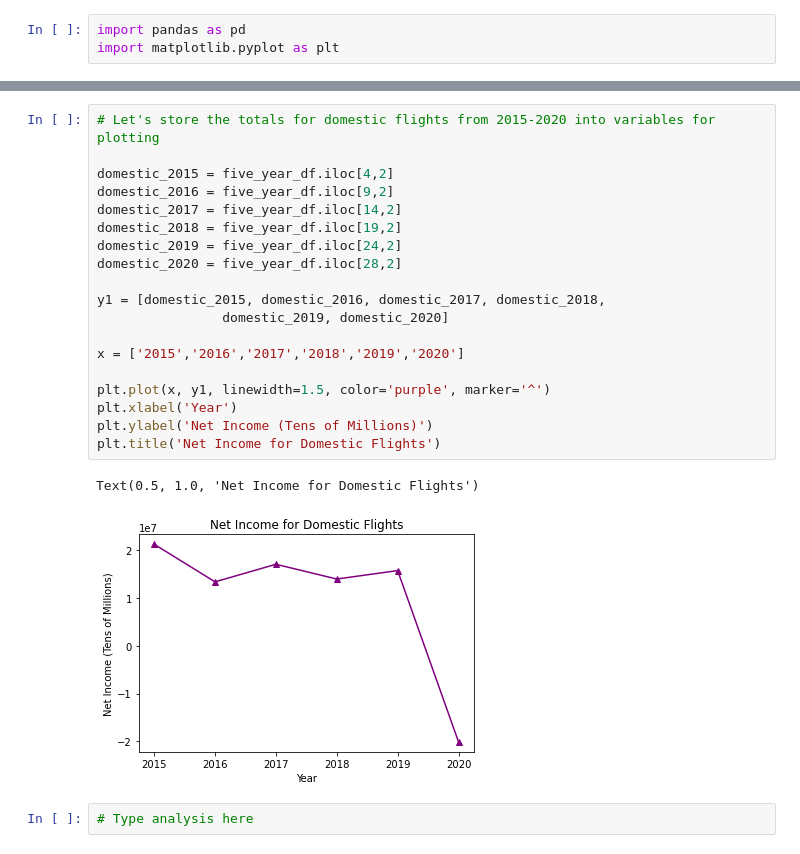
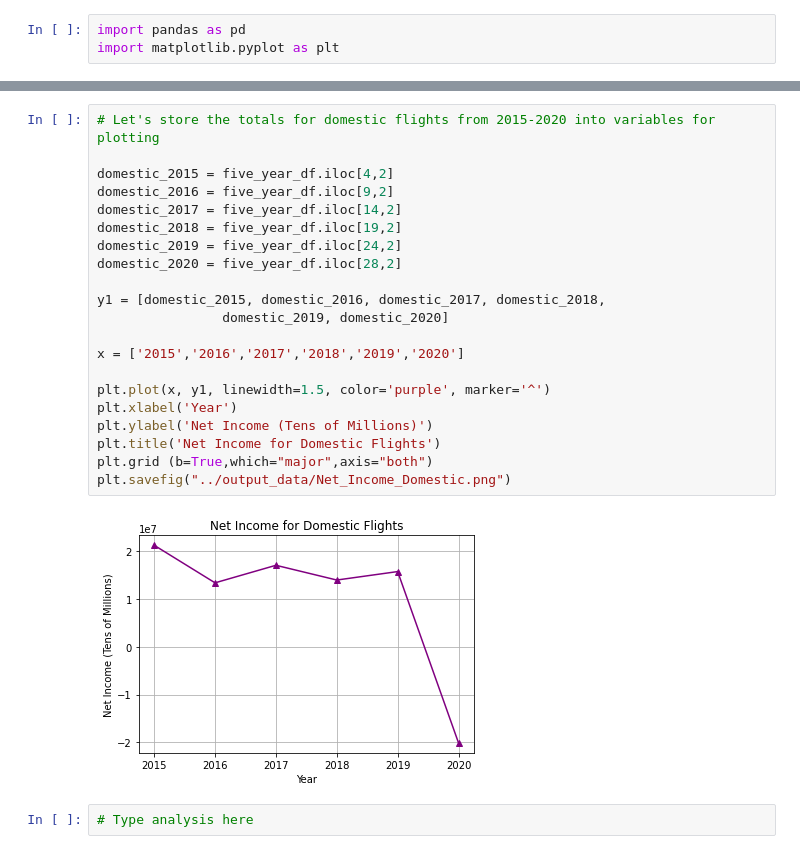
Before and after one commit to llhabers/Covid-19_Impact_on_the_US_Airline_Industry, a Jupyter notebook: mario/Net Income Analysis.ipynb, the cells around one changed output, grey strips where cells are left out. Saved outputs shown, nothing was run; the diff lists cells and outputs as text.

Commit message:
updated script and PNG files for charts

```diff
--- a/mario/Net Income Analysis.ipynb
+++ b/mario/Net Income Analysis.ipynb
@@ -53,25 +47,26 @@ five_year_df
 # %%
 # Let's store the totals for domestic flights from 2015-2020 into variables for plotting
 
 domestic_2015 = five_year_df.iloc[4,2]
 domestic_2016 = five_year_df.iloc[9,2]
 domestic_2017 = five_year_df.iloc[14,2]
 domestic_2018 = five_year_df.iloc[19,2]
 domestic_2019 = five_year_df.iloc[24,2]
 domestic_2020 = five_year_df.iloc[28,2]
 
 y1 = [domestic_2015, domestic_2016, domestic_2017, domestic_2018,
                 domestic_2019, domestic_2020]
 
 x = ['2015','2016','2017','2018','2019','2020']
 
 plt.plot(x, y1, linewidth=1.5, color='purple', marker='^')
 plt.xlabel('Year')
 plt.ylabel('Net Income (Tens of Millions)')
 plt.title('Net Income for Domestic Flights')
+plt.grid (b=True,which="major",axis="both")
+plt.savefig("../output_data/Net_Income_Domestic.png")
 # %% [output]
-Text(0.5, 1.0, 'Net Income for Domestic Flights')
-[figure, old version]
+[figure, new version]
 # %%
 # Type analysis here
 # %%
```
Also changed, not shown: parts of 3 cells of this notebook, 2 other files.
